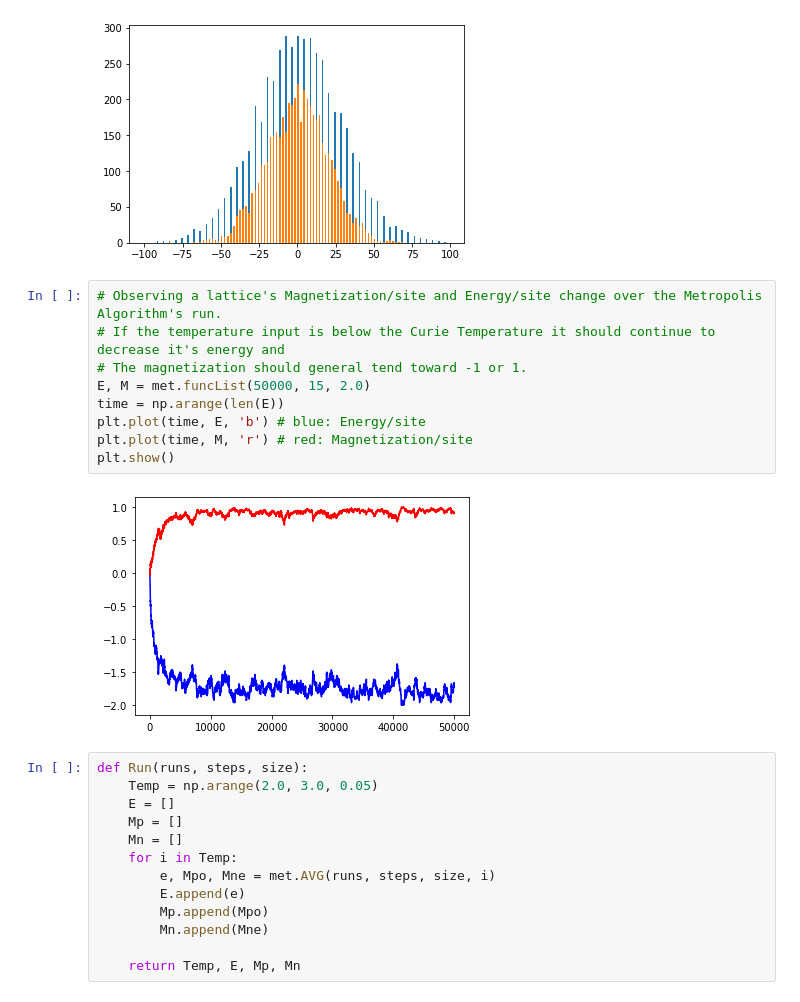
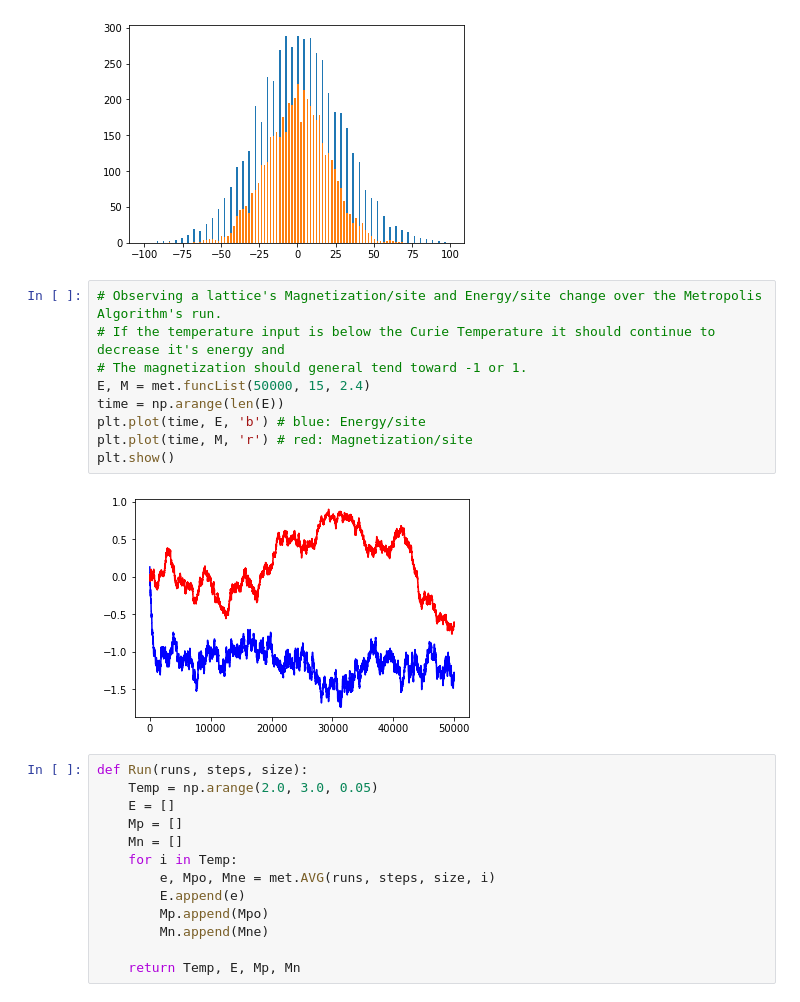
Before and after one commit to dmessier7/Ising_Model, a Jupyter notebook: GraphingMetroSim.ipynb, the cells around one changed output. Cells and saved outputs as stored; diff of their text form.

```diff
--- a/GraphingMetroSim.ipynb
+++ b/GraphingMetroSim.ipynb
@@ -31,14 +32,14 @@ plt.show()
 # %%
 # Observing a lattice's Magnetization/site and Energy/site change over the Metropolis Algorithm's run.
 # If the temperature input is below the Curie Temperature it should continue to decrease it's energy and
 # The magnetization should general tend toward -1 or 1.
-E, M = met.funcList(50000, 15, 2.0)
+E, M = met.funcList(50000, 15, 2.4)
 time = np.arange(len(E))
 plt.plot(time, E, 'b') # blue: Energy/site
 plt.plot(time, M, 'r') # red: Magnetization/site
 plt.show()
 # %% [output]
-[figure, old version]
+[figure, new version]
 # %%
 def Run(runs, steps, size):
     Temp = np.arange(2.0, 3.0, 0.05)
```
Also changed, not shown: parts of 4 cells of this notebook, 7 other files.
